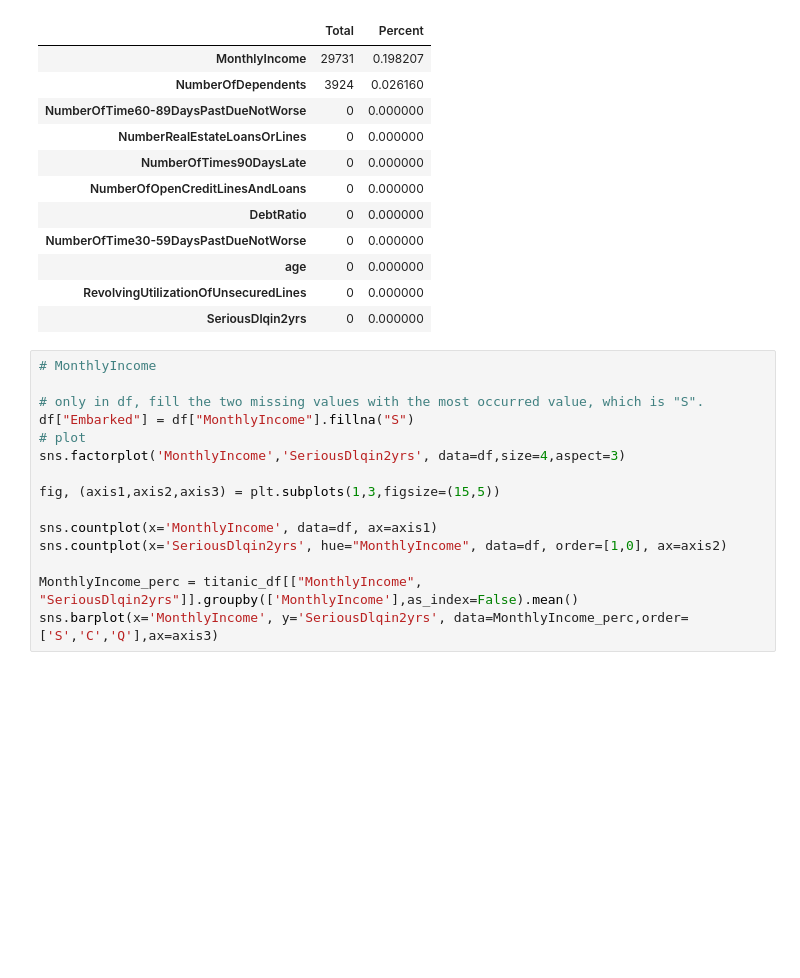
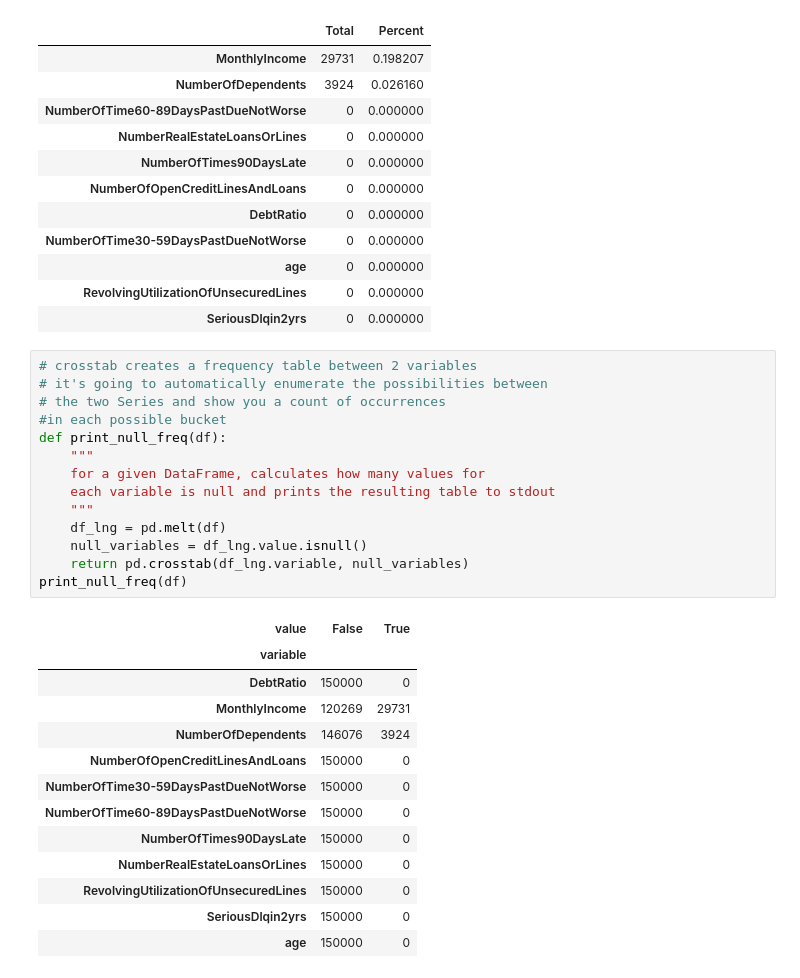
Before and after one commit to tap222/SMART_CUBE, a Jupyter notebook: Missing_values.ipynb, the cells around one changed output. Saved outputs shown, nothing was run; the diff lists cells and outputs as text; blank space fills up the shorter version.

```diff
--- a/Missing_values.ipynb
+++ b/Missing_values.ipynb
@@ -47,18 +47,31 @@ missing_data.head(20)
 | age | 0 | 0.000000 |
 | RevolvingUtilizationOfUnsecuredLines | 0 | 0.000000 |
 | SeriousDlqin2yrs | 0 | 0.000000 |
-# %%
-# MonthlyIncome
-
-# only in df, fill the two missing values with the most occurred value, which is "S".
-df["Embarked"] = df["MonthlyIncome"].fillna("S")
-# plot
-sns.factorplot('MonthlyIncome','SeriousDlqin2yrs', data=df,size=4,aspect=3)
-
-fig, (axis1,axis2,axis3) = plt.subplots(1,3,figsize=(15,5))
-
-sns.countplot(x='MonthlyIncome', data=df, ax=axis1)
-sns.countplot(x='SeriousDlqin2yrs', hue="MonthlyIncome", data=df, order=[1,0], ax=axis2)
-
-MonthlyIncome_perc = titanic_df[["MonthlyIncome", "SeriousDlqin2yrs"]].groupby(['MonthlyIncome'],as_index=False).mean()
-sns.barplot(x='MonthlyIncome', y='SeriousDlqin2yrs', data=MonthlyIncome_perc,order=['S','C','Q'],ax=axis3)
+# %%
+# crosstab creates a frequency table between 2 variables
+# it's going to automatically enumerate the possibilities between
+# the two Series and show you a count of occurrences
+#in each possible bucket
+def print_null_freq(df):
+    """
+    for a given DataFrame, calculates how many values for
+    each variable is null and prints the resulting table to stdout
+    """
+    df_lng = pd.melt(df)
+    null_variables = df_lng.value.isnull()
+    return pd.crosstab(df_lng.variable, null_variables)
+print_null_freq(df)
+# %% [output]
+| value | False | True |
+| variable |  |  |
+| DebtRatio | 150000 | 0 |
+| MonthlyIncome | 120269 | 29731 |
+| NumberOfDependents | 146076 | 3924 |
+| NumberOfOpenCreditLinesAndLoans | 150000 | 0 |
+| NumberOfTime30-59DaysPastDueNotWorse | 150000 | 0 |
+| NumberOfTime60-89DaysPastDueNotWorse | 150000 | 0 |
+| NumberOfTimes90DaysLate | 150000 | 0 |
+| NumberRealEstateLoansOrLines | 150000 | 0 |
+| RevolvingUtilizationOfUnsecuredLines | 150000 | 0 |
+| SeriousDlqin2yrs | 150000 | 0 |
+| age | 150000 | 0 |
```
Also changed, not shown: parts of 4 cells of this notebook.
